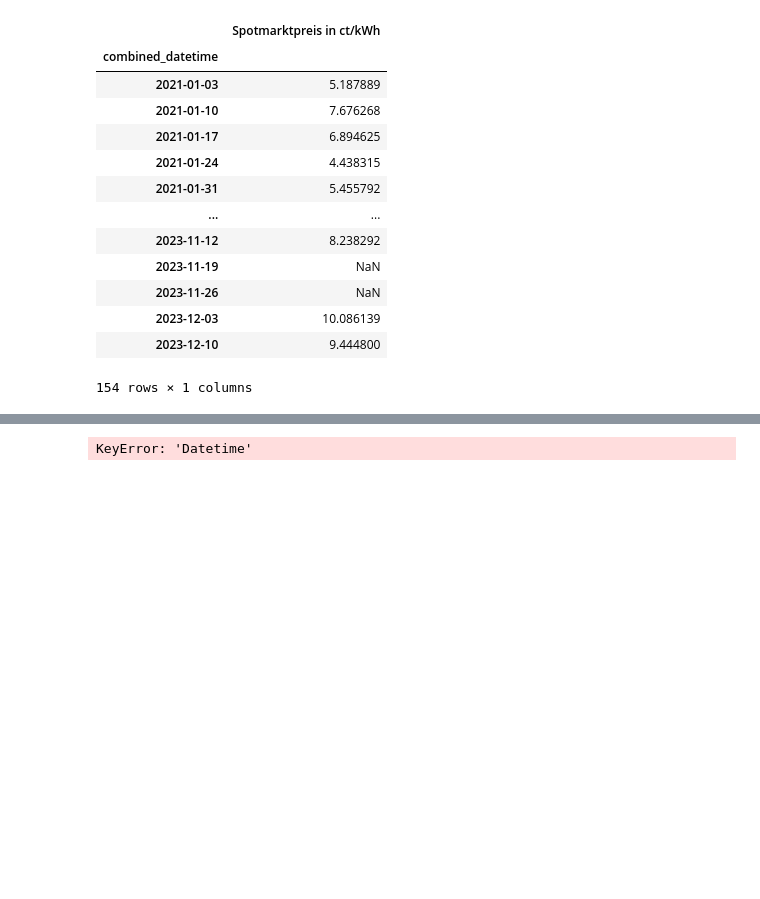
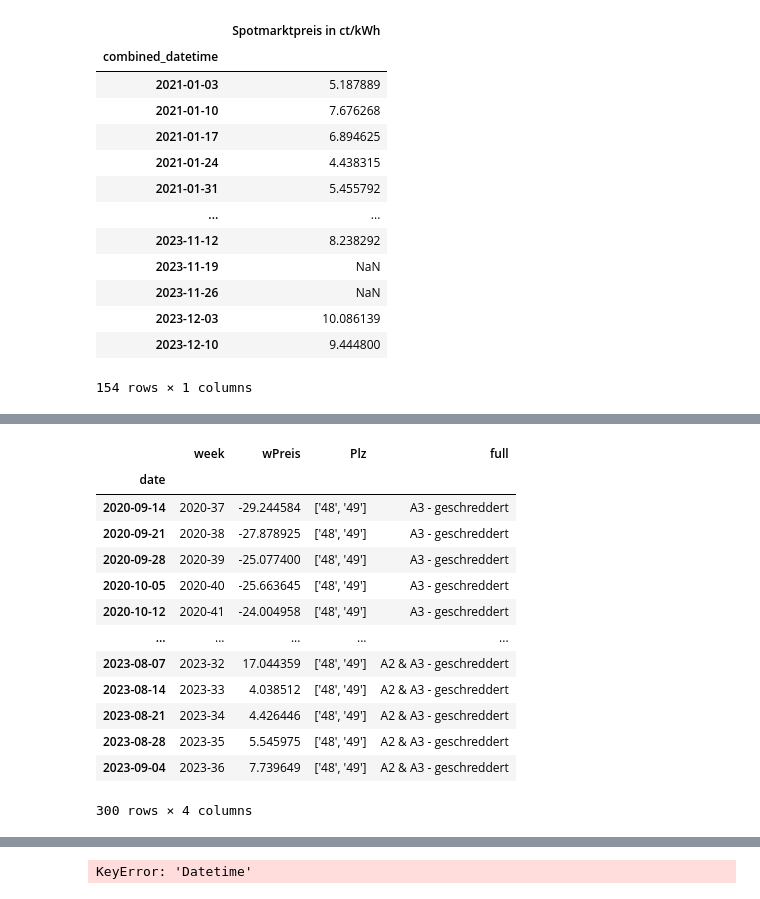
Before and after one commit to surajkarak/KIPA_DigiTrans, a Jupyter notebook: KIPA Project_DigiTrans.ipynb, the cells around one changed output, grey strips where cells are left out. Cells and saved outputs as stored; diff of their text form; code cells hidden in the pictures; blank space fills up the shorter version.

```diff
--- a/KIPA Project_DigiTrans.ipynb
+++ b/KIPA Project_DigiTrans.ipynb
@@ -447,0 +463,17 @@ KeyError: "['combined_datetime'] not in index"
+# %%
+TS5
+# %% [output]
+|  | week | wPreis | Plz | full |
+| date |  |  |  |  |
+| 2020-09-14 | 2020-37 | -29.244584 | ['48', '49'] | A3 - geschreddert |
+| 2020-09-21 | 2020-38 | -27.878925 | ['48', '49'] | A3 - geschreddert |
+| 2020-09-28 | 2020-39 | -25.077400 | ['48', '49'] | A3 - geschreddert |
+| 2020-10-05 | 2020-40 | -25.663645 | ['48', '49'] | A3 - geschreddert |
+| 2020-10-12 | 2020-41 | -24.004958 | ['48', '49'] | A3 - geschreddert |
+| ... | ... | ... | ... | ... |
+| 2023-08-07 | 2023-32 | 17.044359 | ['48', '49'] | A2 & A3 - geschreddert |
+| 2023-08-14 | 2023-33 | 4.038512 | ['48', '49'] | A2 & A3 - geschreddert |
+| 2023-08-21 | 2023-34 | 4.426446 | ['48', '49'] | A2 & A3 - geschreddert |
+| 2023-08-28 | 2023-35 | 5.545975 | ['48', '49'] | A2 & A3 - geschreddert |
+| 2023-09-04 | 2023-36 | 7.739649 | ['48', '49'] | A2 & A3 - geschreddert |
+300 rows × 4 columns
```
Also changed, not shown: parts of 22 cells of this notebook.
